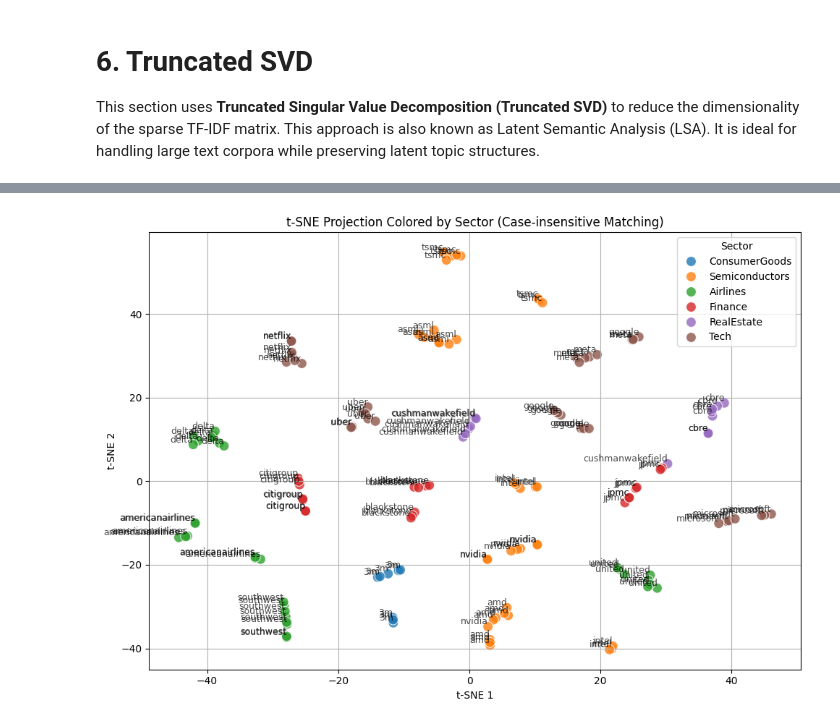
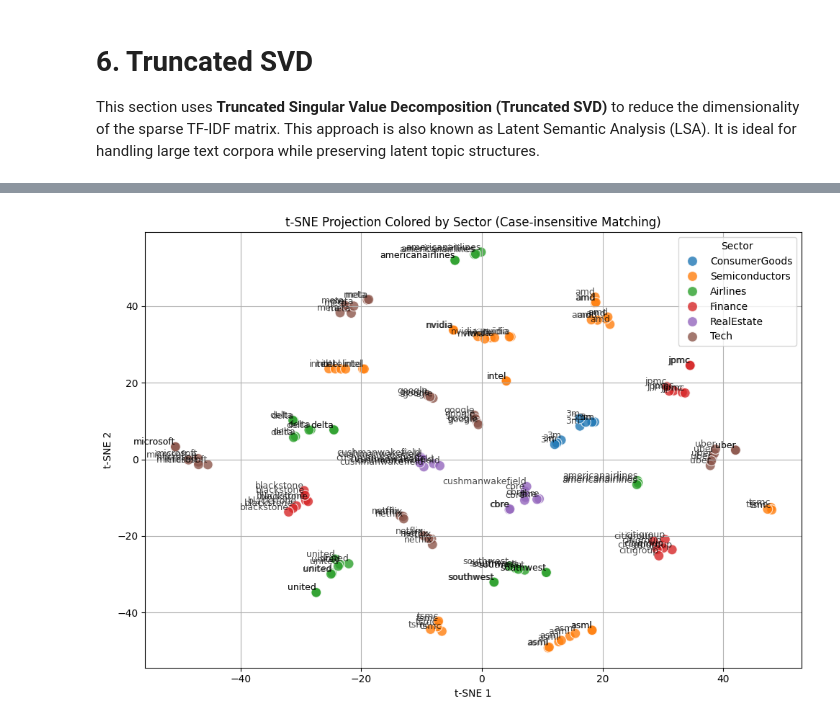
Before and after one commit to sahn1998/EarningsTranscripts-NLP, a Jupyter notebook: notebooks/data_preprocess_1.ipynb, the cells around one changed output, grey strips where cells are left out. Drawn from its saved outputs; the diff is of its cells as text; code cells hidden in the pictures.

```diff
--- a/notebooks/data_preprocess_1.ipynb
+++ b/notebooks/data_preprocess_1.ipynb
@@ -136,7 +150,7 @@ common_mid_sentence_stopwords = {
 # Negation/Bad Words
 # -----------------------------
 bad_words = {
-    "didn", "doesn", "don", "hadn", "hasn", "haven", "isn", "ma", "mightn", "mustn", "needn",
+    "didn", "doesn", "don", "hadn", "hasn", "haven", "isn", "ma", "mightn", "mustn", "needn", "ve",
 }
 
 # -----------------------------
@@ -305,33 +366,41 @@ plt.show()
 # 6. Truncated SVD
 This section uses **Truncated Singular Value Decomposition (Truncated SVD)** to reduce the dimensionality of the sparse TF-IDF matrix. This approach is also known as Latent Semantic Analysis (LSA). It is ideal for handling large text corpora while preserving latent topic structures.
 # %%
-# Set number of components
-n_components = 150
+import numpy as np
+import matplotlib.pyplot as plt
+from sklearn.decomposition import TruncatedSVD
+
+# Set random seed for reproducibility
 np.random.seed(42)
 
-# Apply Truncated SVD on the sparse TF-IDF matrix
+# Determine number of features and safe number of SVD components
+n_features = tfidf_matrix.shape[1]
+n_components = min(100, n_features - 1)  # cap to 100 or one less than feature count
+
+# Apply Truncated SVD to the TF-IDF matrix
 svd = TruncatedSVD(n_components=n_components, random_state=42)
 reduced_matrix = svd.fit_transform(tfidf_matrix)
 
-# Calculate explained variance
+# Calculate explained and cumulative variance
 explained_variance = svd.explained_variance_ratio_
 cumulative_variance = np.cumsum(explained_variance)
 
-# Side-by-side plots
+# Plotting
 fig, axes = plt.subplots(1, 2, figsize=(16, 6))
 
-# Plot 1: 2D projection from first two SVD components
+# Plot 1: 2D Projection using first 2 SVD components
 axes[0].scatter(reduced_matrix[:, 0], reduced_matrix[:, 1], alpha=0.7)
-axes[0].set_title('2D Truncated SVD Projection')
-axes[0].set_xlabel('Component 1')
-axes[0].set_ylabel('Component 2')
+axes[0].set_title('2D Truncated SVD Projection (TF-IDF)')
+axes[0].set_xlabel('SVD Component 1')
+axes[0].set_ylabel('SVD Component 2')
 axes[0].grid(True)
 
-# Plot 2: Cumulative explained variance
+# Plot 2: Cumulative Explained Variance
 axes[1].plot(range(1, n_components + 1), cumulative_variance, marker='o')
 axes[1].set_title('Cumulative Variance Explained by Truncated SVD')
 axes[1].set_xlabel('Number of Components')
 axes[1].set_ylabel('Cumulative Explained Variance')
+axes[1].set_ylim([0, 1.05])  # bound y-axis to [0, 1.05]
 axes[1].grid(True)
 
 plt.tight_layout()
@@ -389,17 +564,16 @@ plt.show()
 # %%
-from sklearn.manifold import TSNE
-import seaborn as sns
+np.random.seed(42)
 
-# Adjust n_components for SVD to be less than or equal to number of features
+# Determine number of features and safe number of SVD components
 n_features = tfidf_matrix.shape[1]
-n_svd_components = min(40, n_features - 1)  # subtracting 1 to be safe
+n_components = min(100, n_features - 1)  # cap to 100 or one less than feature count
 
 # Step 2: SVD (standard dimensionality reduction before t-SNE)
-svd = TruncatedSVD(n_components=n_svd_components, random_state=42)
+svd = TruncatedSVD(n_components=n_components, random_state=42)
 reduced_matrix = svd.fit_transform(tfidf_matrix)
 
 # Step 3: PCA to 10 dimensions before t-SNE
-n_pca_components = min(10, reduced_matrix.shape[1])
+n_pca_components = min(50, reduced_matrix.shape[1])
 pca = PCA(n_components=n_pca_components, random_state=42)
 pca_result = pca.fit_transform(reduced_matrix)
 
@@ -413,31 +587,31 @@ df_plot = pd.DataFrame({
     "y": tsne_result[:, 1],
     "Company": companies,
     "Quarter": quarters
 })
 
 df_plot["Company"] = df_plot["Company"].str.strip().str.lower()
 df_plot["Sector"] = df_plot["Company"].map(company_to_sector)
 
 # Plot again using seaborn
 plt.figure(figsize=(10, 7))
 sns.scatterplot(data=df_plot, x="x", y="y", hue="Sector", palette="tab10", s=100, alpha=0.8)
 
 for i in range(len(df_plot)):
     plt.text(
         df_plot["x"][i],
         df_plot["y"][i],
         df_plot["Company"][i],
         fontsize=9,
         ha='right',  # horizontal alignment
         va='bottom', # vertical alignment
         alpha=0.7
     )
 
 plt.title("t-SNE Projection Colored by Sector (Case-insensitive Matching)")
 plt.xlabel("t-SNE 1")
 plt.ylabel("t-SNE 2")
 plt.grid(True)
 plt.tight_layout()
 plt.show()
 # %% [output]
-[figure, old version]
+[figure, new version]
```
Also changed, not shown: parts of 15 cells of this notebook, 2 other files.
